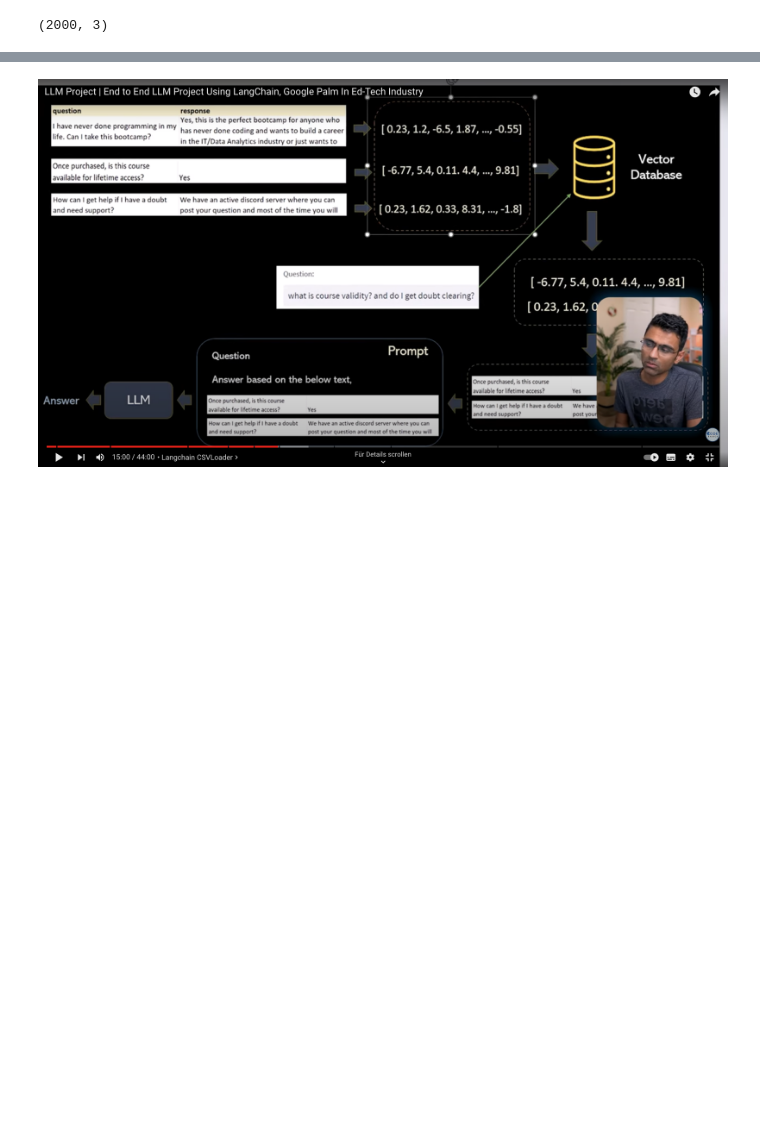
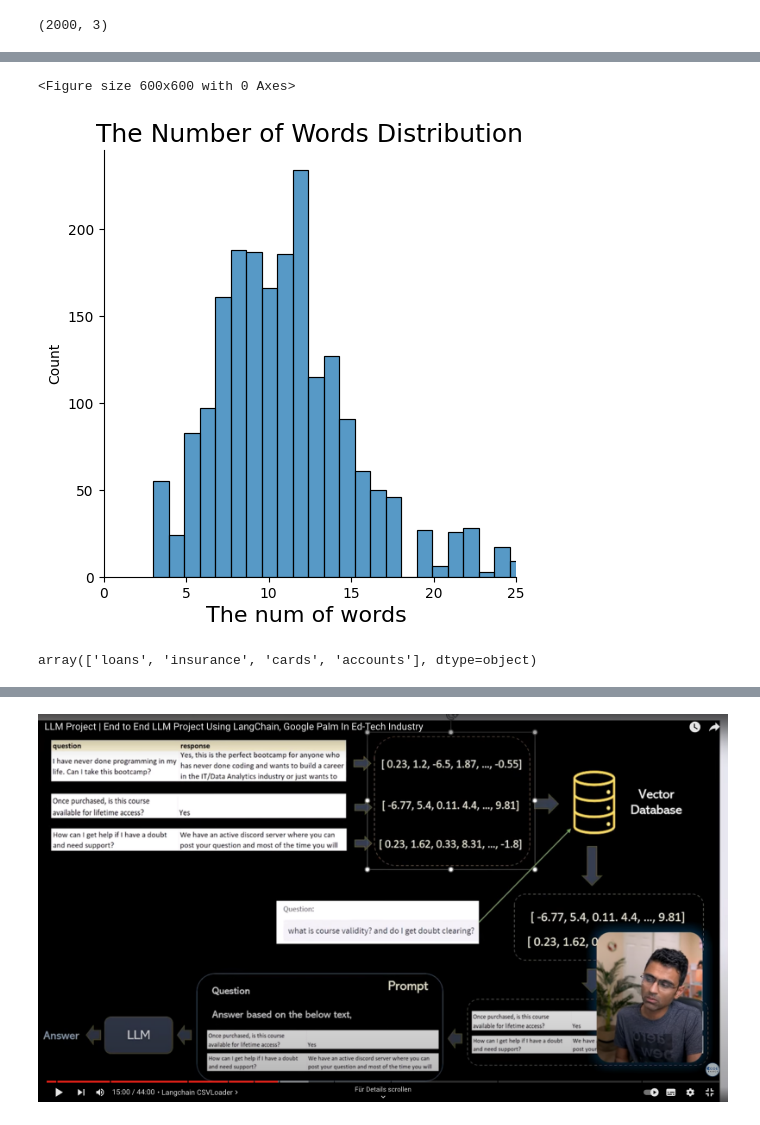
Before and after one commit to commitit/FinalProject, a Jupyter notebook: LLM.ipynb, the cells around one changed output, grey strips where cells are left out. Cells and saved outputs as stored; diff of their text form; code cells hidden in the pictures; blank space fills up the shorter version.

```diff
--- a/LLM.ipynb
+++ b/LLM.ipynb
@@ -55,0 +147,3 @@ plt.show()
+# %%
+#We are dropping the column answer
+df = df1.drop(["Answer"],axis=1)
@@ -55,0 +171,2 @@ plt.show()
+# %%
+df['count'] = df['Question'].apply(lambda x: len(x.split()))
@@ -55,0 +187,17 @@ plt.show()
+# %%
+plt.figure(figsize= (6, 6))
+
+sns.displot(df['count'])
+
+plt.xlim(0, 25)
+
+plt.xlabel('The num of words ', fontsize = 16)
+plt.title("The Number of Words Distribution", fontsize = 18)
+plt.show()
+# %% [output]
+<Figure size 600x600 with 0 Axes>
+[figure, added]
+# %%
+df['Class'].unique()
+# %% [output]
+array(['loans', 'insurance', 'cards', 'accounts'], dtype=object)
```
Also changed, not shown: parts of 40 cells of this notebook.
